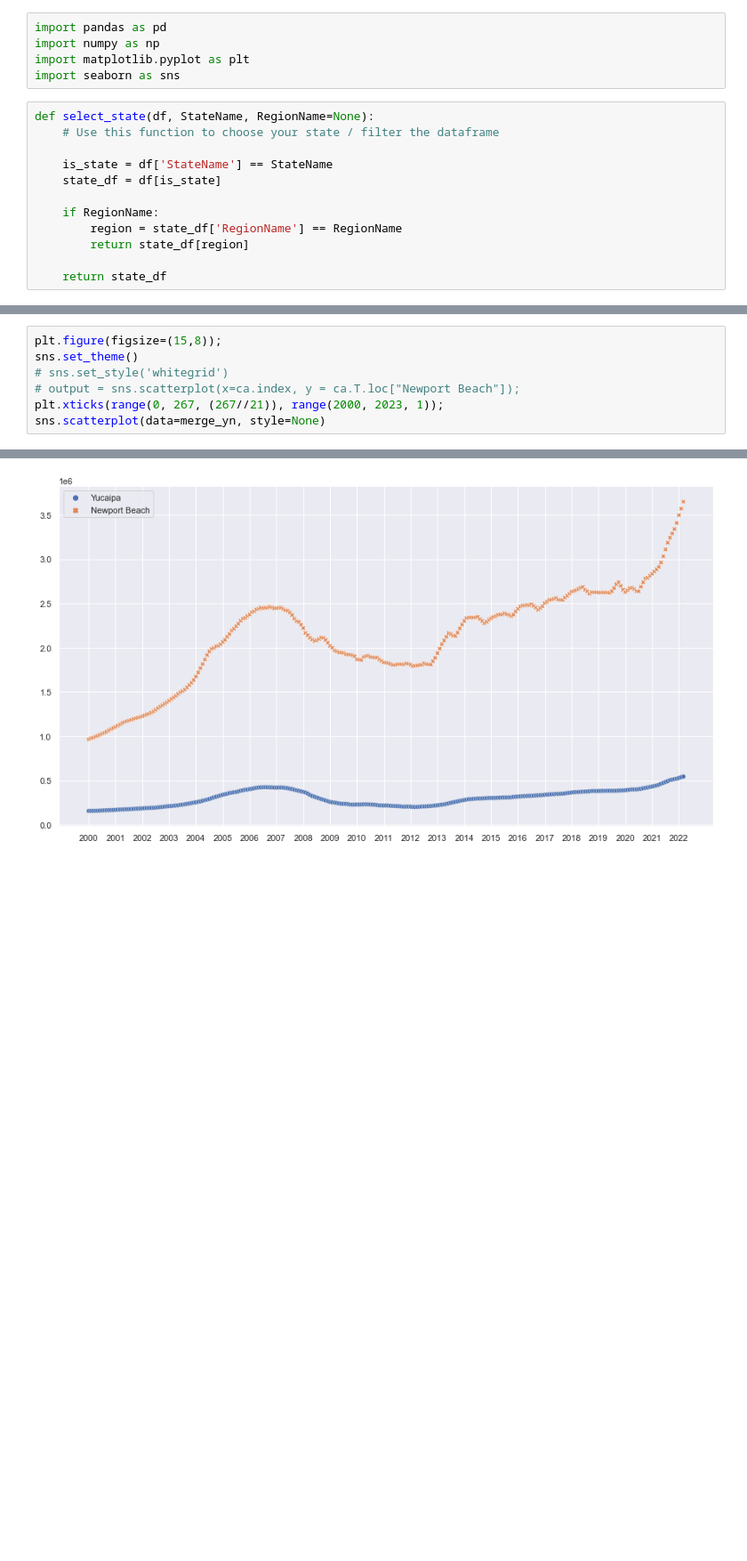
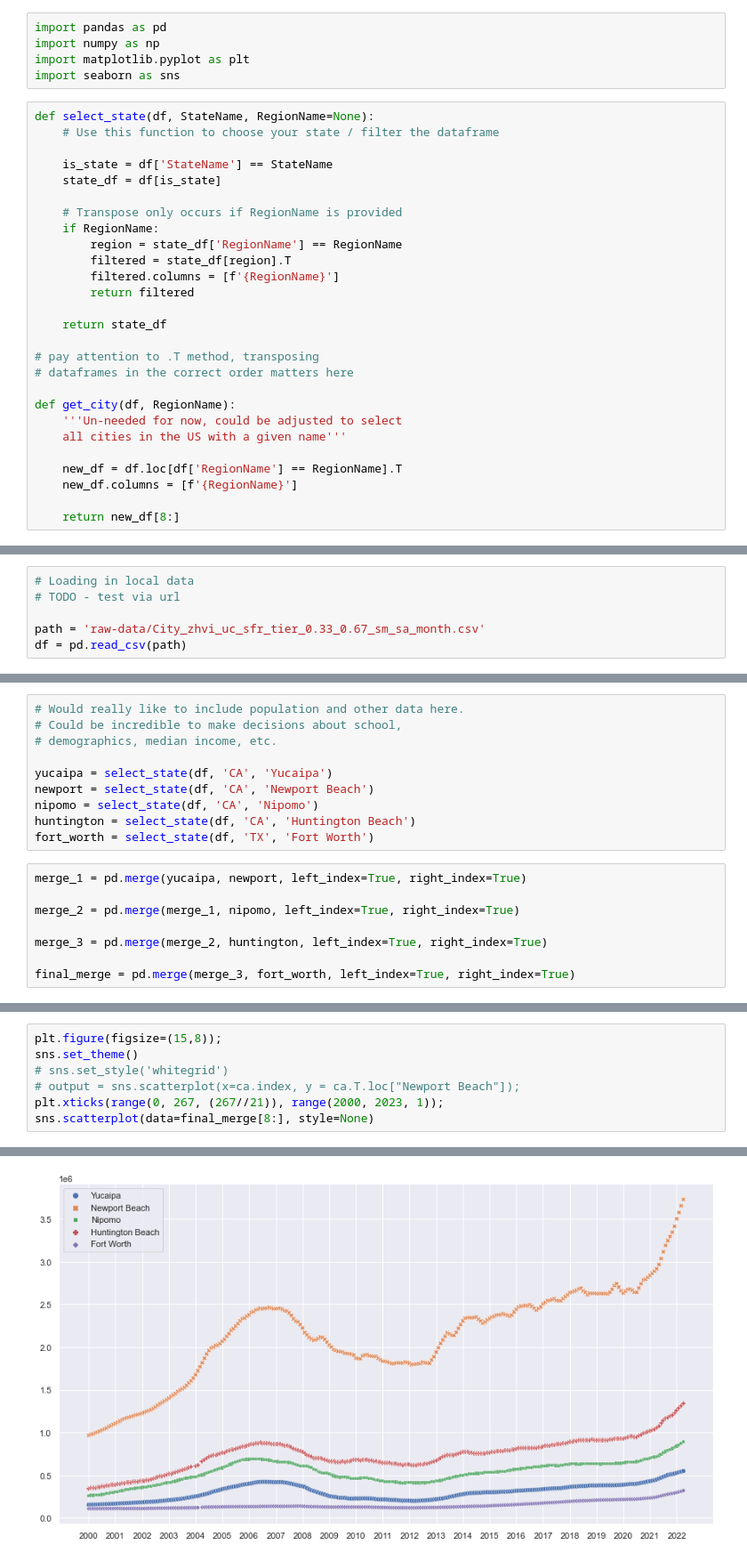
Before and after one commit to sayerjk/realestate-calc, a Jupyter notebook: DS_520_RealEstateCalculator_sjk_v01.ipynb, the cells around one changed output, grey strips where cells are left out. Shown at 89% size. Saved outputs shown, nothing was run; the diff lists cells and outputs as text; blank space fills up the shorter version.

Commit message:
functions smoother, new graphs and tests

```diff
--- a/DS_520_RealEstateCalculator_sjk_v01.ipynb
+++ b/DS_520_RealEstateCalculator_sjk_v01.ipynb
@@ -10,8 +25,23 @@ def select_state(df, StateName, RegionName=None):
     is_state = df['StateName'] == StateName
     state_df = df[is_state]
 
+    # Transpose only occurs if RegionName is provided
     if RegionName:
         region = state_df['RegionName'] == RegionName
-        return state_df[region]
+        filtered = state_df[region].T
+        filtered.columns = [f'{RegionName}']
+        return filtered
 
     return state_df
+
+# pay attention to .T method, transposing
+# dataframes in the correct order matters here
+
+def get_city(df, RegionName):
+    '''Un-needed for now, could be adjusted to select
+    all cities in the US with a given name'''
+
+    new_df = df.loc[df['RegionName'] == RegionName].T
+    new_df.columns = [f'{RegionName}']
+
+    return new_df[8:]
@@ -24,3 +48,9 @@ df = pd.read_csv(path)
+# %%
+# Loading in local data
+# TODO - test via url
+
+path = 'raw-data/City_zhvi_uc_sfr_tier_0.33_0.67_sm_sa_month.csv'
+df = pd.read_csv(path)
 # %%
 # Useful for filtering out unwanted columns, such as all non-numeric
 
@@ -64,0 +67,18 @@ merge_yn = pd.merge(new, new2, left_index=True, right_index=True)
+# %%
+# Would really like to include population and other data here.
+# Could be incredible to make decisions about school,
+# demographics, median income, etc.
+
+yucaipa = select_state(df, 'CA', 'Yucaipa')
+newport = select_state(df, 'CA', 'Newport Beach')
+nipomo = select_state(df, 'CA', 'Nipomo')
+huntington = select_state(df, 'CA', 'Huntington Beach')
+fort_worth = select_state(df, 'TX', 'Fort Worth')
+# %%
+merge_1 = pd.merge(yucaipa, newport, left_index=True, right_index=True)
+
+merge_2 = pd.merge(merge_1, nipomo, left_index=True, right_index=True)
+
+merge_3 = pd.merge(merge_2, huntington, left_index=True, right_index=True)
+
+final_merge = pd.merge(merge_3, fort_worth, left_index=True, right_index=True)
@@ -65,10 +101,10 @@ merge_yn = pd.merge(new, new2, left_index=True, right_index=True)
 # %%
 plt.figure(figsize=(15,8));
 sns.set_theme()
 # sns.set_style('whitegrid')
 # output = sns.scatterplot(x=ca.index, y = ca.T.loc["Newport Beach"]);
 plt.xticks(range(0, 267, (267//21)), range(2000, 2023, 1));
-sns.scatterplot(data=merge_yn, style=None)
+sns.scatterplot(data=final_merge[8:], style=None)
 # %% [output]
 <AxesSubplot:>
-[figure, old version]
+[figure, new version]
```
Also changed, not shown: parts of 15 cells of this notebook, 1 other file.
